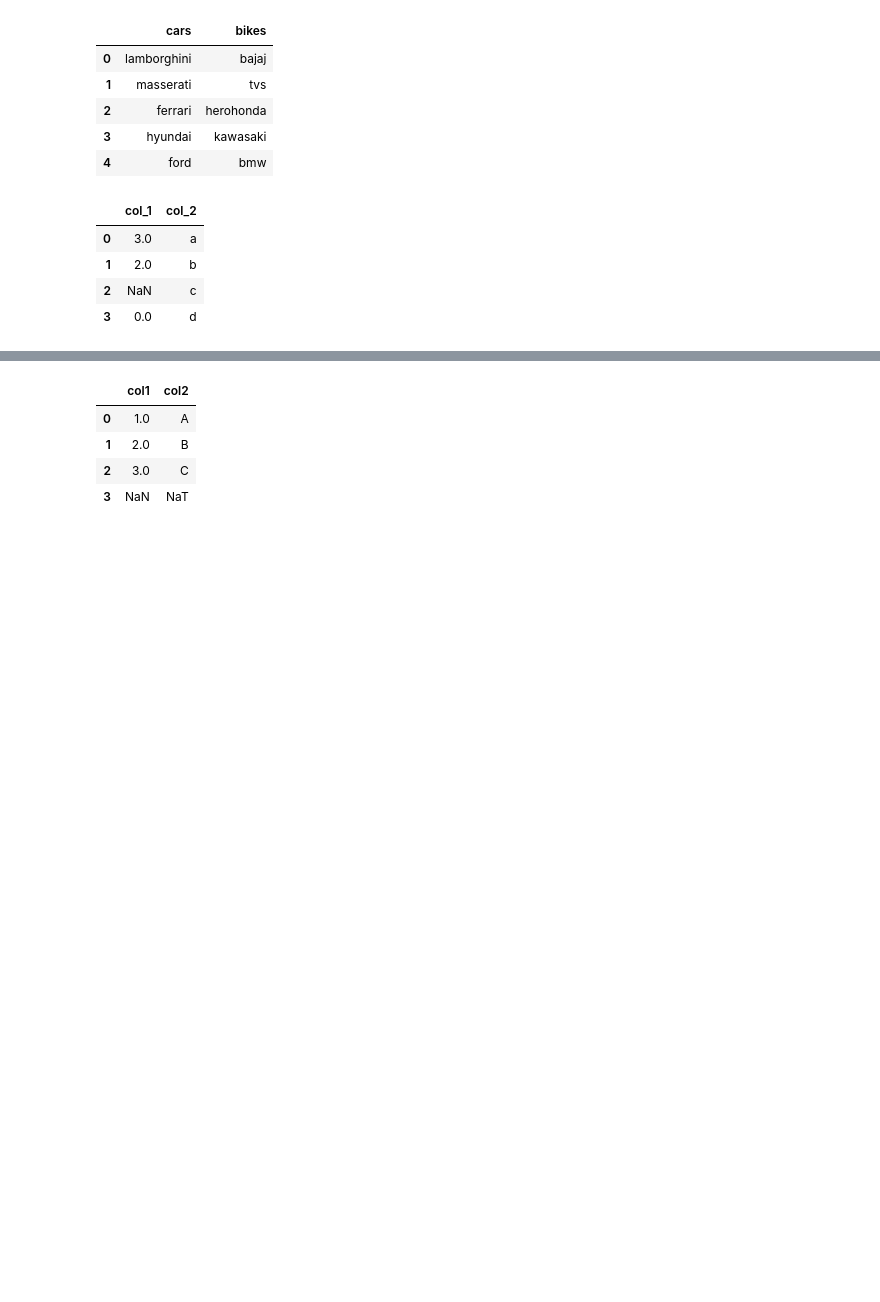
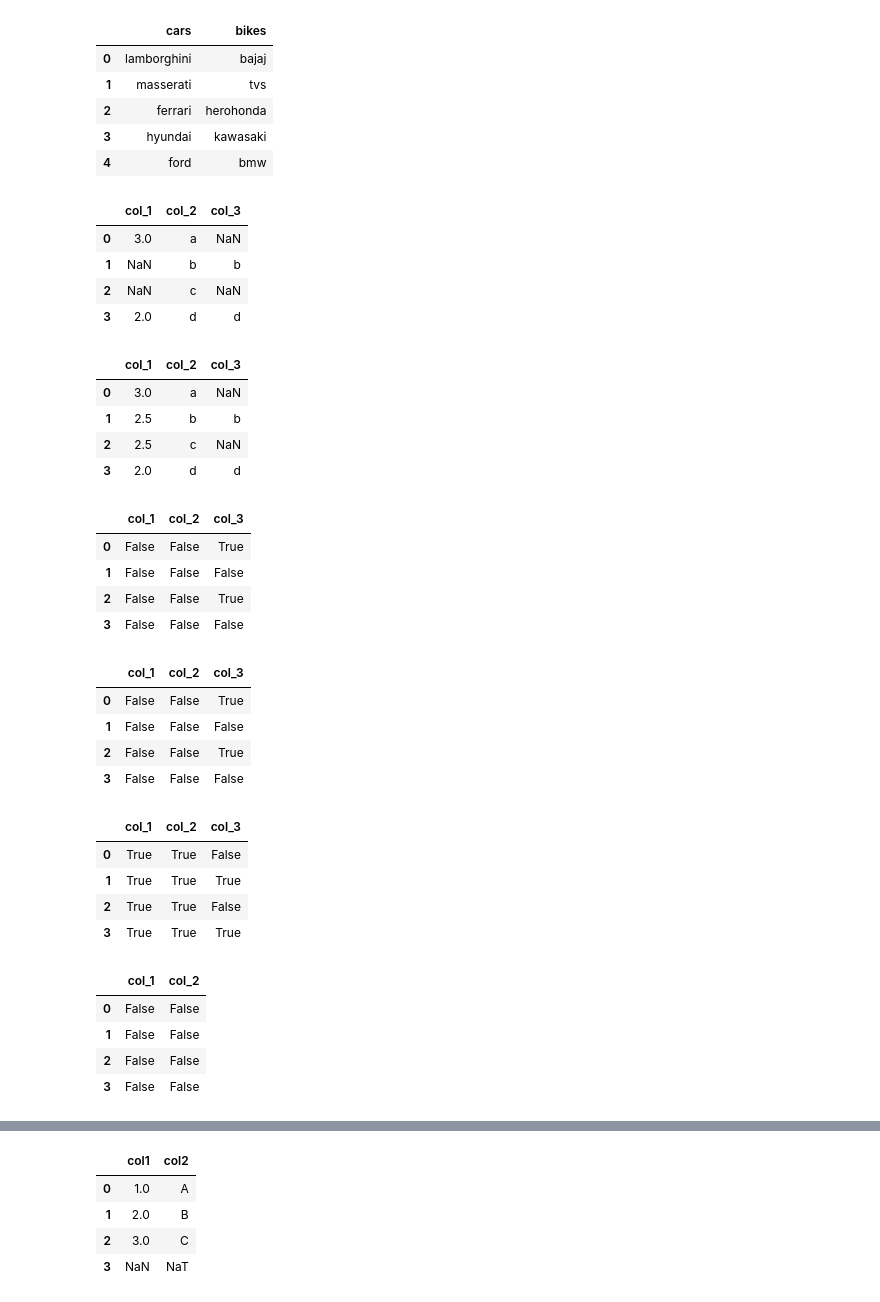
Before and after one commit to Jinhan-Han-Jeremy/data_field_analyst_science_basic, a Jupyter notebook: basicofbasic.ipynb, the cells around one changed output, grey strips where cells are left out. Drawn from its saved outputs; the diff is of its cells as text; code cells hidden in the pictures; blank space fills up the shorter version.

```diff
--- a/basicofbasic.ipynb
+++ b/basicofbasic.ipynb
@@ -622,13 +858,51 @@ df
 | 3 | hyundai | kawasaki |
 | 4 | ford | bmw |
 # %%
-data = {'col_1': [3, 2, np.nan, 0], 'col_2': ['a', 'b', 'c', 'd']}
+data = {'col_1': [3, np.nan, np.nan, 2], 'col_2': ['a', 'b', 'c', 'd'], 'col_3' : [np.nan, 'b', np.nan, 'd']}
 df=pd.DataFrame.from_dict(data)
 #the daframe made with dictionary
 display(df)
+
+##fill mean in the null
+df.mean()['col_1']
+df['col_1'] = df['col_1'].fillna(df.mean()['col_1'])
+display(df)
+
+display(df.isnull())
+
+display(pd.isnull(df))
+
+display(pd.notnull(df))
+
+display(df[["col_1", "col_2"]].isnull())
 # %% [output]
-|  | col_1 | col_2 |
-| 0 | 3.0 | a |
-| 1 | 2.0 | b |
-| 2 | NaN | c |
-| 3 | 0.0 | d |
+|  | col_1 | col_2 | col_3 |
+| 0 | 3.0 | a | NaN |
+| 1 | NaN | b | b |
+| 2 | NaN | c | NaN |
+| 3 | 2.0 | d | d |
+|  | col_1 | col_2 | col_3 |
+| 0 | 3.0 | a | NaN |
+| 1 | 2.5 | b | b |
+| 2 | 2.5 | c | NaN |
+| 3 | 2.0 | d | d |
+|  | col_1 | col_2 | col_3 |
+| 0 | False | False | True |
+| 1 | False | False | False |
+| 2 | False | False | True |
+| 3 | False | False | False |
+|  | col_1 | col_2 | col_3 |
+| 0 | False | False | True |
+| 1 | False | False | False |
+| 2 | False | False | True |
+| 3 | False | False | False |
+|  | col_1 | col_2 | col_3 |
+| 0 | True | True | False |
+| 1 | True | True | True |
+| 2 | True | True | False |
+| 3 | True | True | True |
+|  | col_1 | col_2 |
+| 0 | False | False |
+| 1 | False | False |
+| 2 | False | False |
+| 3 | False | False |
```
Also changed, not shown: parts of 18 cells of this notebook.
